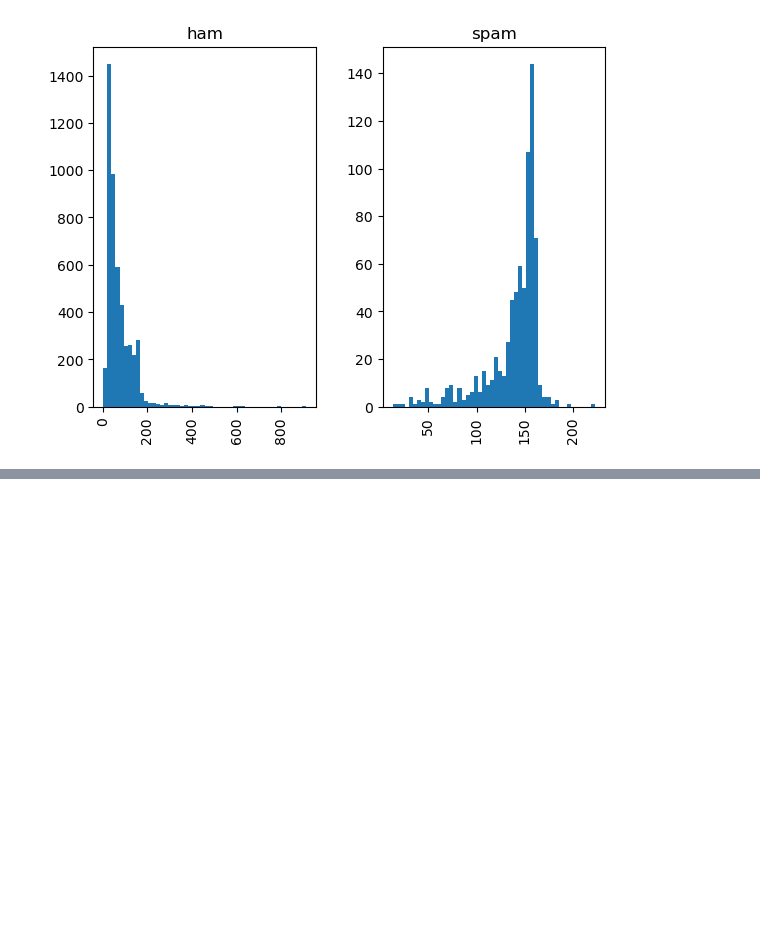
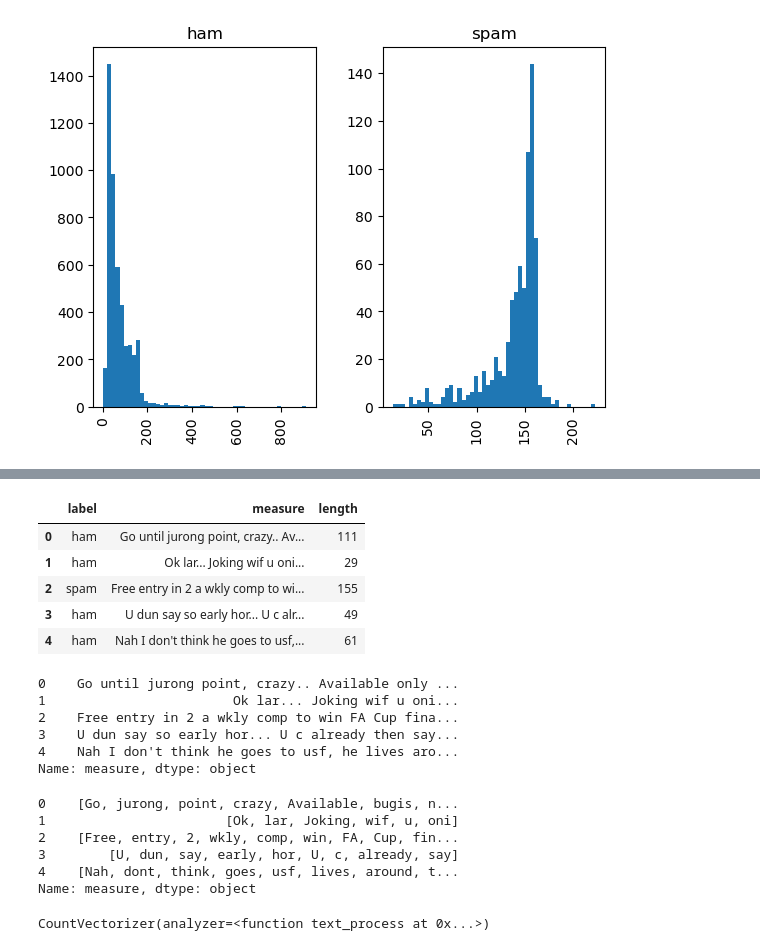
Before and after one commit to ramachandramerla/Machine-Learning, a Jupyter notebook: Natual Language Processing/test.ipynb, the cells around one changed output, grey strips where cells are left out. Drawn from its saved outputs; the diff is of its cells as text; code cells hidden in the pictures; blank space fills up the shorter version.

```diff
--- a/Natual Language Processing/test.ipynb
+++ b/Natual Language Processing/test.ipynb
@@ -111,0 +144,27 @@ array([<Axes: title={'center': 'ham'}>, <Axes: title={'center': 'spam'}>],
+# %%
+df.head()
+# %% [output]
+|  | label | measure | length |
+| 0 | ham | Go until jurong point, crazy.. Av... | 111 |
+| 1 | ham | Ok lar... Joking wif u oni... | 29 |
+| 2 | spam | Free entry in 2 a wkly comp to wi... | 155 |
+| 3 | ham | U dun say so early hor... U c alr... | 49 |
+| 4 | ham | Nah I don't think he goes to usf,... | 61 |
+# %%
+df['measure'].head()
+# %% [output]
+0    Go until jurong point, crazy.. Available only ...
+1                        Ok lar... Joking wif u oni...
+2    Free entry in 2 a wkly comp to win FA Cup fina...
+3    U dun say so early hor... U c already then say...
+4    Nah I don't think he goes to usf, he lives aro...
+Name: measure, dtype: object
+# %%
+df['measure'].head(5).apply(text_process)
+# %% [output]
+0    [Go, jurong, point, crazy, Available, bugis, n...
+1                       [Ok, lar, Joking, wif, u, oni]
+2    [Free, entry, 2, wkly, comp, win, FA, Cup, fin...
+3        [U, dun, say, early, hor, U, c, already, say]
+4    [Nah, dont, think, goes, usf, lives, around, t...
+Name: measure, dtype: object
@@ -111,0 +176,4 @@ array([<Axes: title={'center': 'ham'}>, <Axes: title={'center': 'spam'}>],
+# %%
+bow_transformer
+# %% [output]
+CountVectorizer(analyzer=<function text_process at 0x...>)
```
Also changed, not shown: parts of 12 cells of this notebook.
